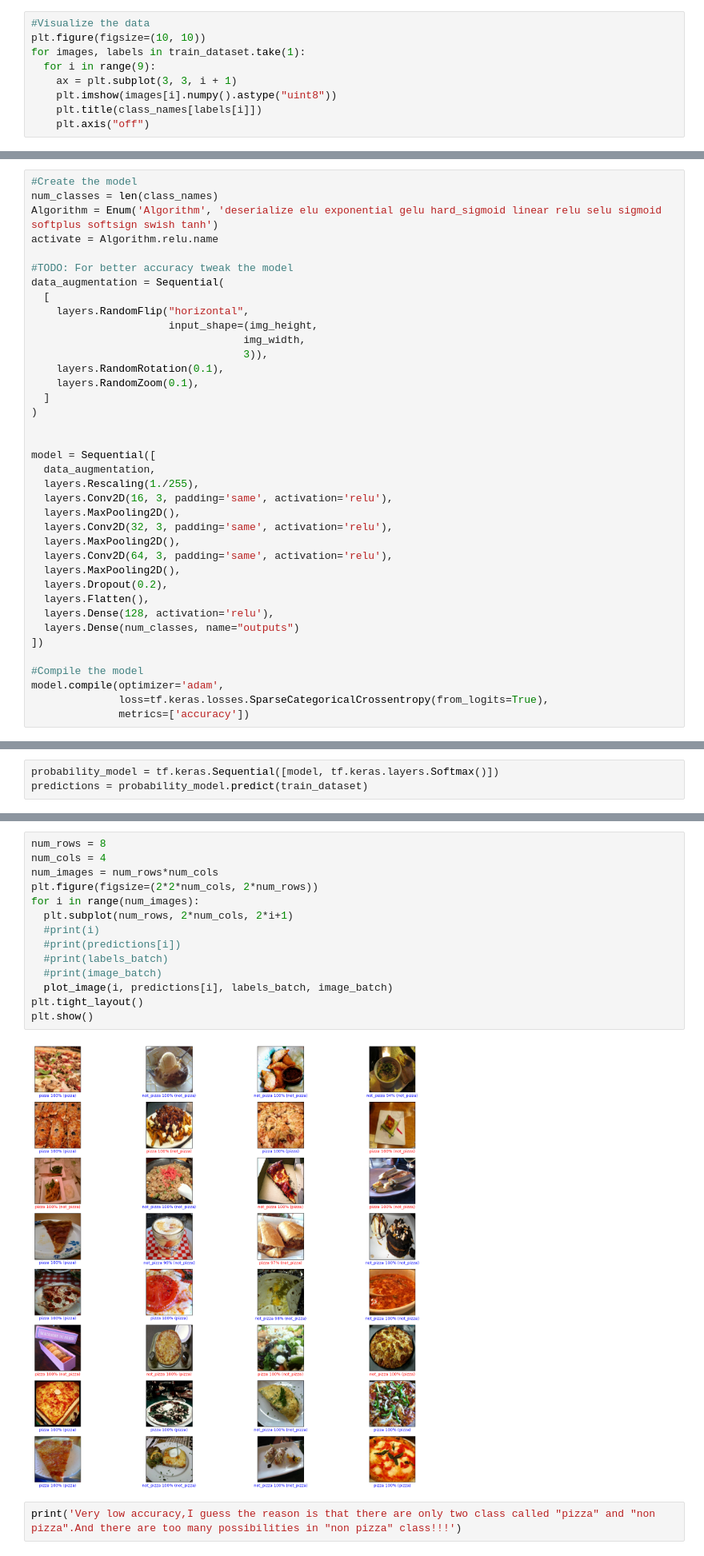
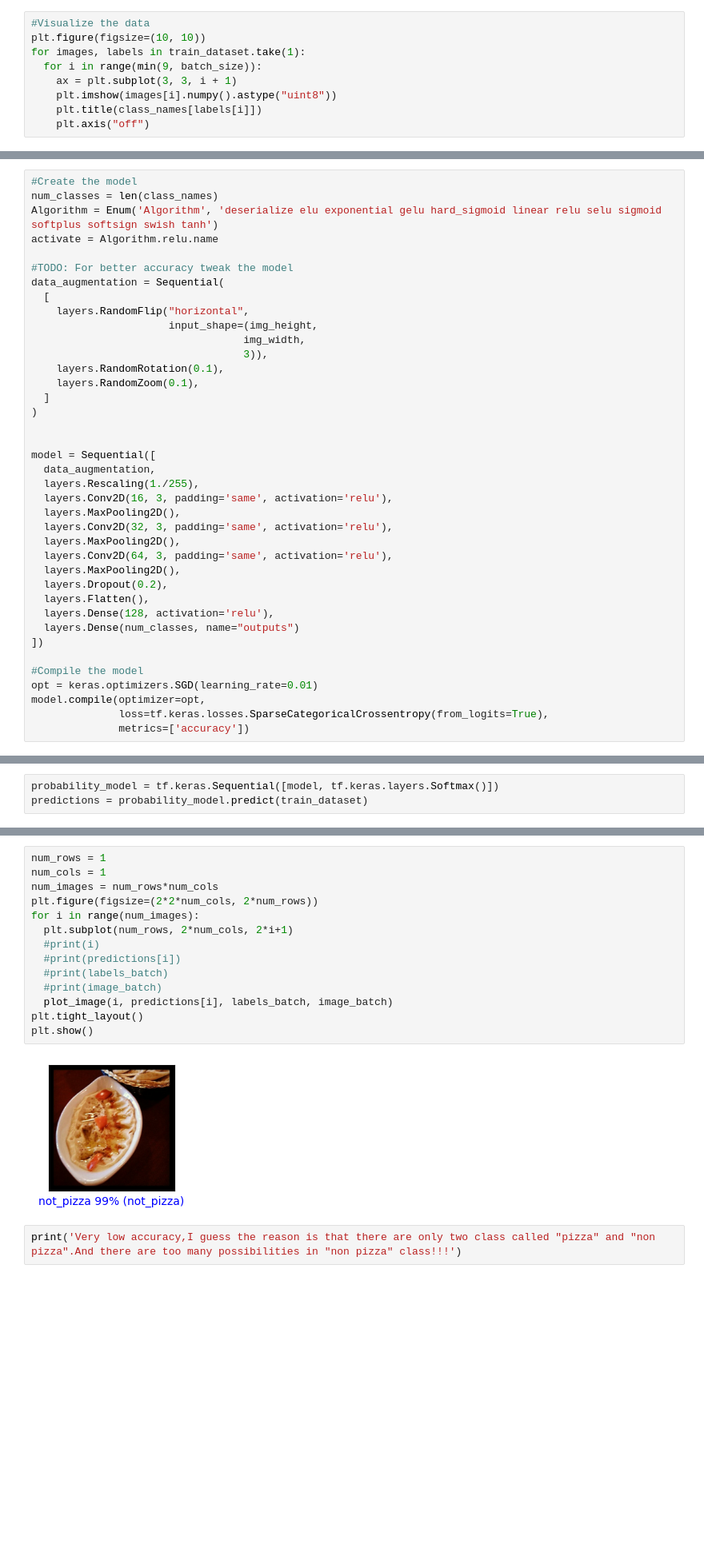
Before and after one commit to KamenriderZO/GDW-Project, a Jupyter notebook: classification.ipynb, the cells around one changed output, grey strips where cells are left out. Shown at 80% size. Drawn from its saved outputs; the diff is of its cells as text; blank space fills up the shorter version.

Commit message:
Changed the optimizer and tweaked the batch_size and the epoch amount a bit for testing

```diff
--- a/classification.ipynb
+++ b/classification.ipynb
@@ -57,7 +57,7 @@ Using 399 files for validation.
 #Visualize the data
 plt.figure(figsize=(10, 10))
 for images, labels in train_dataset.take(1):
-  for i in range(9):
+  for i in range(min(9, batch_size)):
     ax = plt.subplot(3, 3, i + 1)
     plt.imshow(images[i].numpy().astype("uint8"))
     plt.title(class_names[labels[i]])
@@ -118,6 +118,7 @@ model = Sequential([
 ])
 
 #Compile the model
-model.compile(optimizer='adam',
+opt = keras.optimizers.SGD(learning_rate=0.01)
+model.compile(optimizer=opt,
               loss=tf.keras.losses.SparseCategoricalCrossentropy(from_logits=True),
               metrics=['accuracy'])
@@ -233,21 +220,21 @@ def plot_value_array(i, predictions_array, true_label):
   thisplot[predicted_label].set_color('red')
   thisplot[true_label].set_color('blue')
 # %%
-num_rows = 8
-num_cols = 4
+num_rows = 1
+num_cols = 1
 num_images = num_rows*num_cols
 plt.figure(figsize=(2*2*num_cols, 2*num_rows))
 for i in range(num_images):
   plt.subplot(num_rows, 2*num_cols, 2*i+1)
   #print(i)
   #print(predictions[i])
   #print(labels_batch)
   #print(image_batch)
   plot_image(i, predictions[i], labels_batch, image_batch)
 plt.tight_layout()
 plt.show()
 # %% [output]
-[figure, old version]
+[figure, new version]
 # %%
 print('Very low accuracy,I guess the reason is that there are only two class called "pizza" and "non pizza".And there are too many possibilities in "non pizza" class!!!')
 # %% [output]
```
Also changed, not shown: parts of 5 cells of this notebook.
